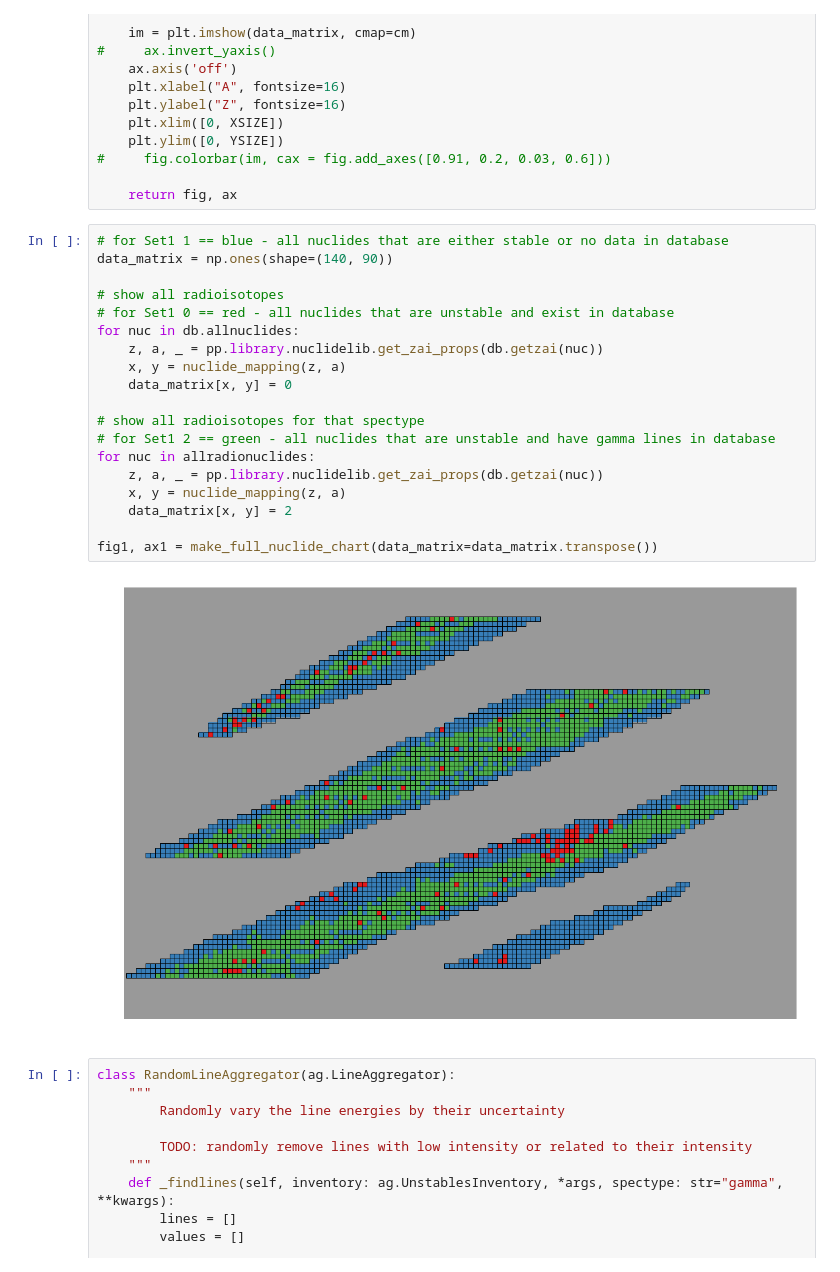
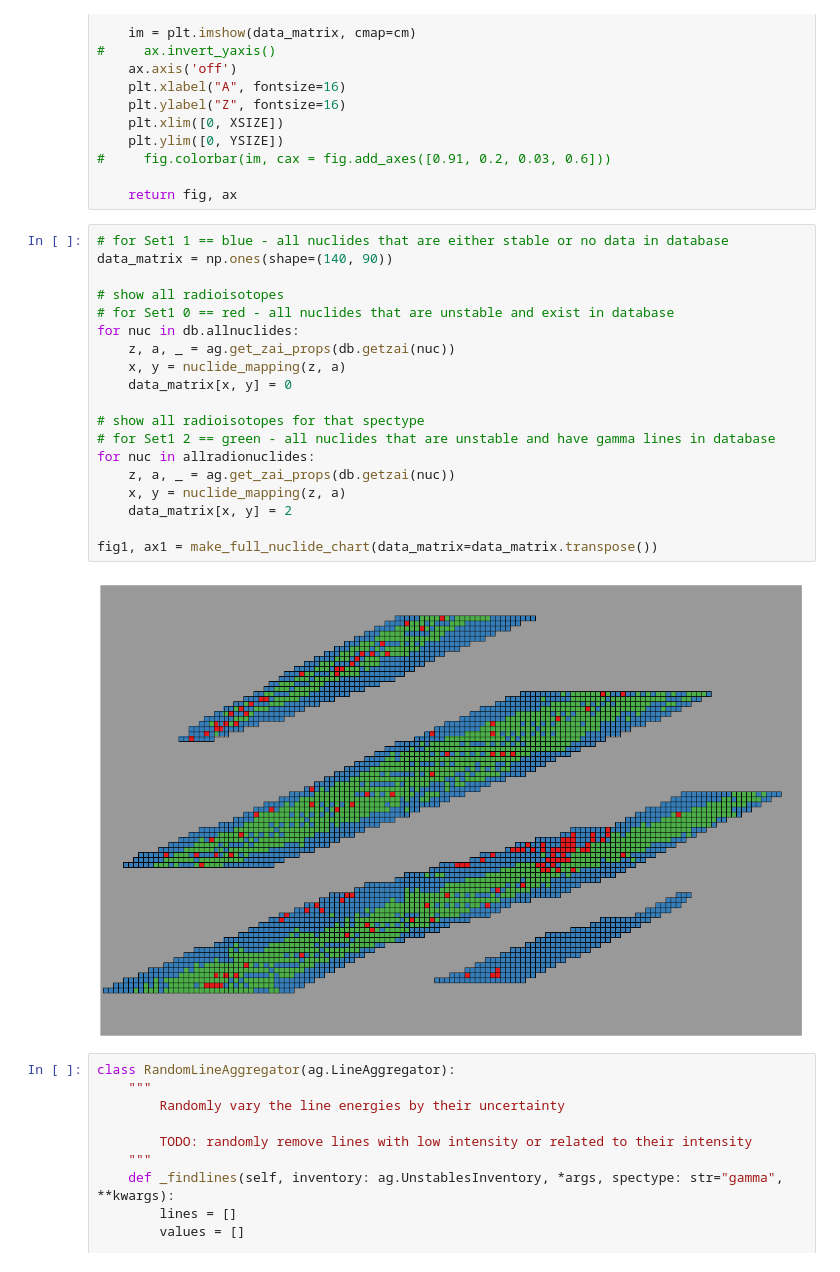
Before and after one commit to fispact/actigamma, a Jupyter notebook: examples/experiments.ipynb, the cells around one changed output. Cells and saved outputs as stored; diff of their text form.

```diff
--- a/examples/experiments.ipynb
+++ b/examples/experiments.ipynb
@@ -194,24 +296,24 @@ def make_full_nuclide_chart(data_matrix=None):
 # %%
 # for Set1 1 == blue - all nuclides that are either stable or no data in database
 data_matrix = np.ones(shape=(140, 90))
 
 # show all radioisotopes
 # for Set1 0 == red - all nuclides that are unstable and exist in database
 for nuc in db.allnuclides:
-    z, a, _ = pp.library.nuclidelib.get_zai_props(db.getzai(nuc))
+    z, a, _ = ag.get_zai_props(db.getzai(nuc))
     x, y = nuclide_mapping(z, a)
     data_matrix[x, y] = 0
 
 # show all radioisotopes for that spectype
 # for Set1 2 == green - all nuclides that are unstable and have gamma lines in database
 for nuc in allradionuclides:
-    z, a, _ = pp.library.nuclidelib.get_zai_props(db.getzai(nuc))
+    z, a, _ = ag.get_zai_props(db.getzai(nuc))
     x, y = nuclide_mapping(z, a)
     data_matrix[x, y] = 2
 
 fig1, ax1 = make_full_nuclide_chart(data_matrix=data_matrix.transpose())
 # %% [output]
-[figure, old version]
+[figure, new version]
 # %%
 class RandomLineAggregator(ag.LineAggregator):
     """
```
Also changed, not shown: parts of 5 cells of this notebook, 2 other files.
